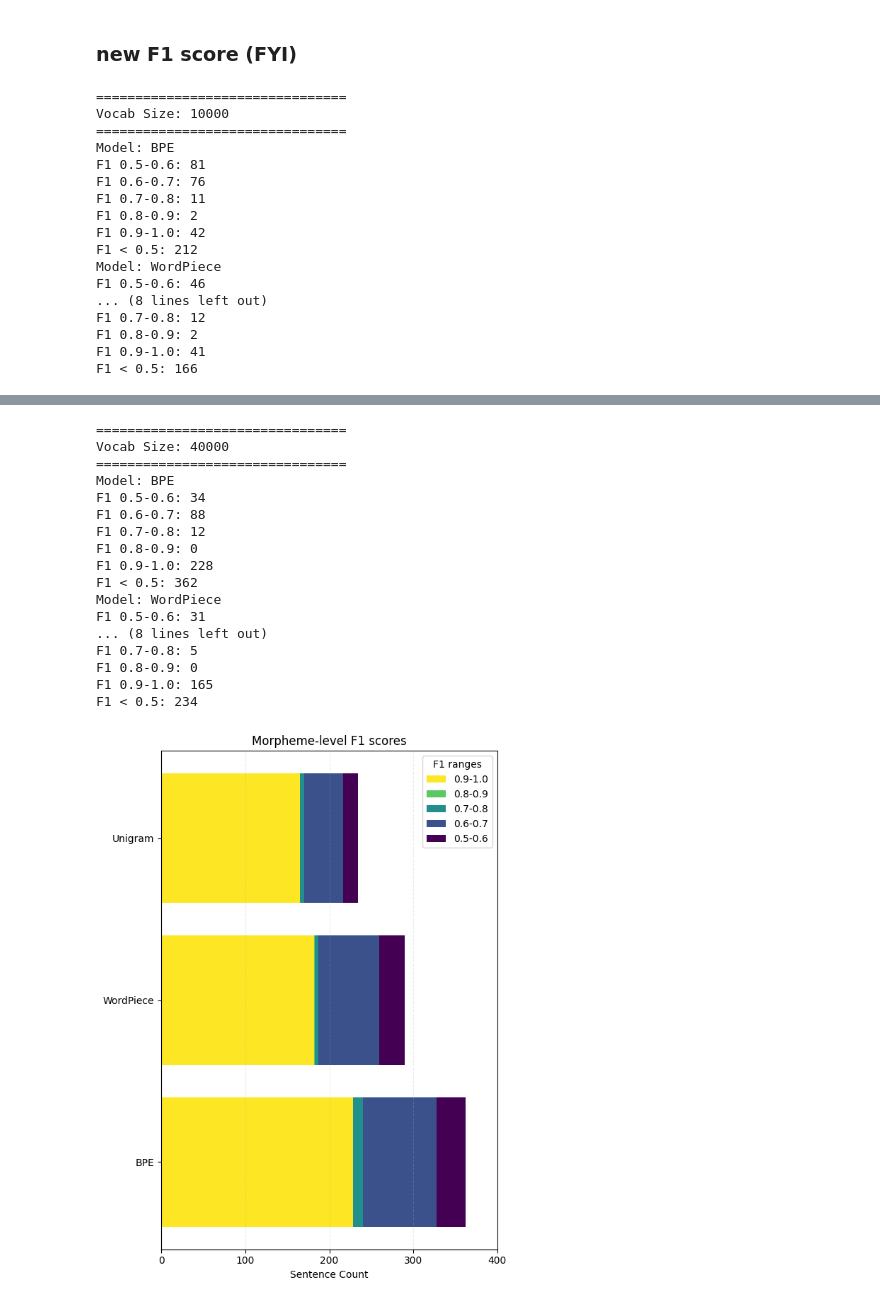
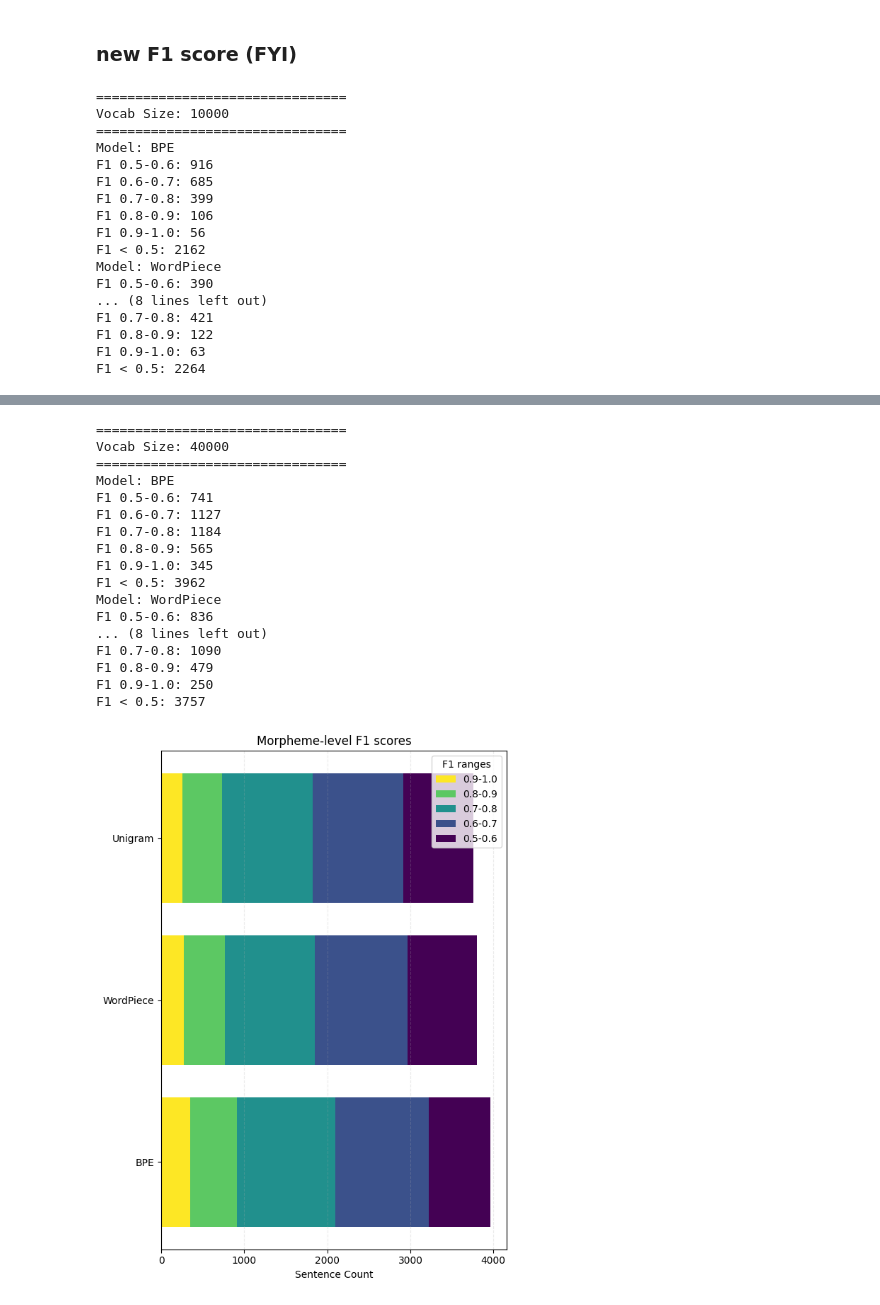
Before and after one commit to ah140797/NLP-project, a Jupyter notebook: jupyter-notebook/make_figs_main.ipynb, the cells around one changed output, grey strips where cells are left out. Cells and saved outputs as stored; diff of their text form; code cells hidden in the pictures.

Commit message:
update(eval): updated the calculate_f1_score func with the results

```diff
--- a/jupyter-notebook/make_figs_main.ipynb
+++ b/jupyter-notebook/make_figs_main.ipynb
@@ -245,6 +245,7 @@ for dataset_name in EVAL_DATASETS:
             label=f'{model_name}_{language}',
             color=color_dict[(language, model_name)],
             marker='o',
+            alpha=0.5
             )
 
     for (language, model_name) in color_dict.keys():
@@ -358,7 +434,7 @@ for vocab_size in [10000, 40000]:
 
     for model_name in TOKENIZER_MODELS:
         # Load the f1 results
-        results_f1_path = os.path.join(results_path, f'tr_{model_name}_vs{vocab_size}/f1_score_new.json')
+        results_f1_path = os.path.join(results_path, f'tr_{model_name}_vs{vocab_size}/f1_score.json')
         with open(results_f1_path) as f:
             results_dict = json.load(f)
 
@@ -417,7 +493,7 @@ for vocab_size in [10000, 40000]:
     # Add gridlines and set x-ticks every 10
     ax.grid(True, axis='x', linestyle='--', alpha=0.25)  # Gridlines only on the x-axis
     max_f1_total = max(f1_score_05_higher)  # Calculate the maximum value for the x-ticks
-    ax.set_xticks(np.arange(0, max_f1_total + 100, 100))  # Set x-ticks every 10
+    ax.set_xticks(np.arange(0, max_f1_total + 1000, 1000))  # Set x-ticks every 10
 
     # Add legend for only the first plot
     ax.legend(title='F1 ranges')
@@ -436,16 +512,16 @@ for vocab_size in [10000, 40000]:
 Vocab Size: 10000
 ================================
 Model: BPE
-F1 0.5-0.6: 81
-F1 0.6-0.7: 76
-F1 0.7-0.8: 11
-F1 0.8-0.9: 2
-F1 0.9-1.0: 42
-F1 < 0.5: 212
+F1 0.5-0.6: 916
+F1 0.6-0.7: 685
+F1 0.7-0.8: 399
+F1 0.8-0.9: 106
+F1 0.9-1.0: 56
+F1 < 0.5: 2162
 Model: WordPiece
-F1 0.5-0.6: 46
+F1 0.5-0.6: 390
 ... (8 lines left out)
-F1 0.7-0.8: 12
-F1 0.8-0.9: 2
-F1 0.9-1.0: 41
-F1 < 0.5: 166
+F1 0.7-0.8: 421
+F1 0.8-0.9: 122
+F1 0.9-1.0: 63
+F1 < 0.5: 2264
@@ -453,18 +529,18 @@ F1 < 0.5: 166
 ================================
 Vocab Size: 40000
 ================================
 Model: BPE
-F1 0.5-0.6: 34
-F1 0.6-0.7: 88
-F1 0.7-0.8: 12
-F1 0.8-0.9: 0
-F1 0.9-1.0: 228
-F1 < 0.5: 362
+F1 0.5-0.6: 741
+F1 0.6-0.7: 1127
+F1 0.7-0.8: 1184
+F1 0.8-0.9: 565
+F1 0.9-1.0: 345
+F1 < 0.5: 3962
 Model: WordPiece
-F1 0.5-0.6: 31
+F1 0.5-0.6: 836
 ... (8 lines left out)
-F1 0.7-0.8: 5
-F1 0.8-0.9: 0
-F1 0.9-1.0: 165
-F1 < 0.5: 234
+F1 0.7-0.8: 1090
+F1 0.8-0.9: 479
+F1 0.9-1.0: 250
+F1 < 0.5: 3757
-[figure, old version]
+[figure, new version]
```
Also changed, not shown: parts of 4 cells of this notebook, 25 other files.
